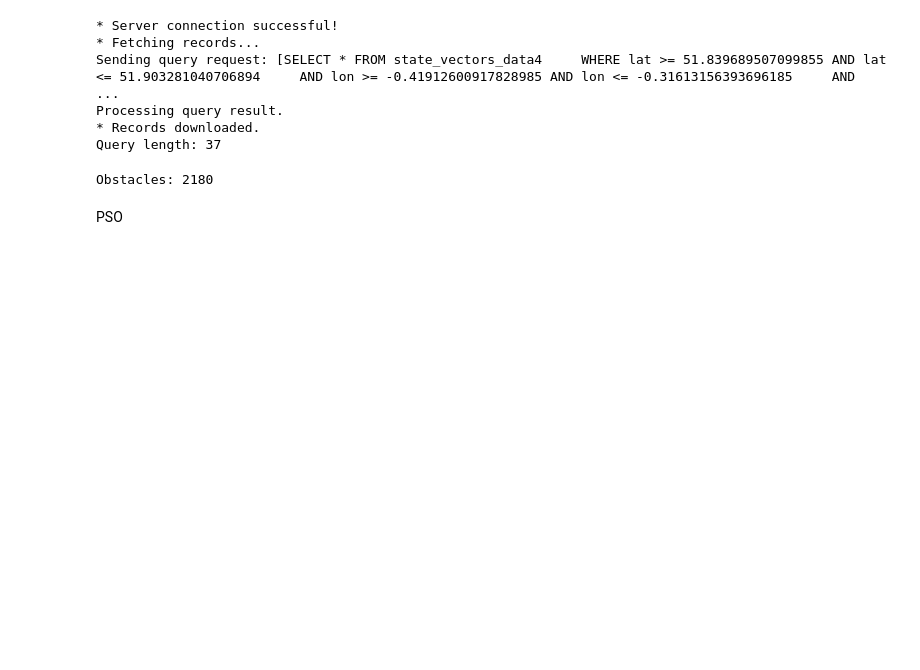
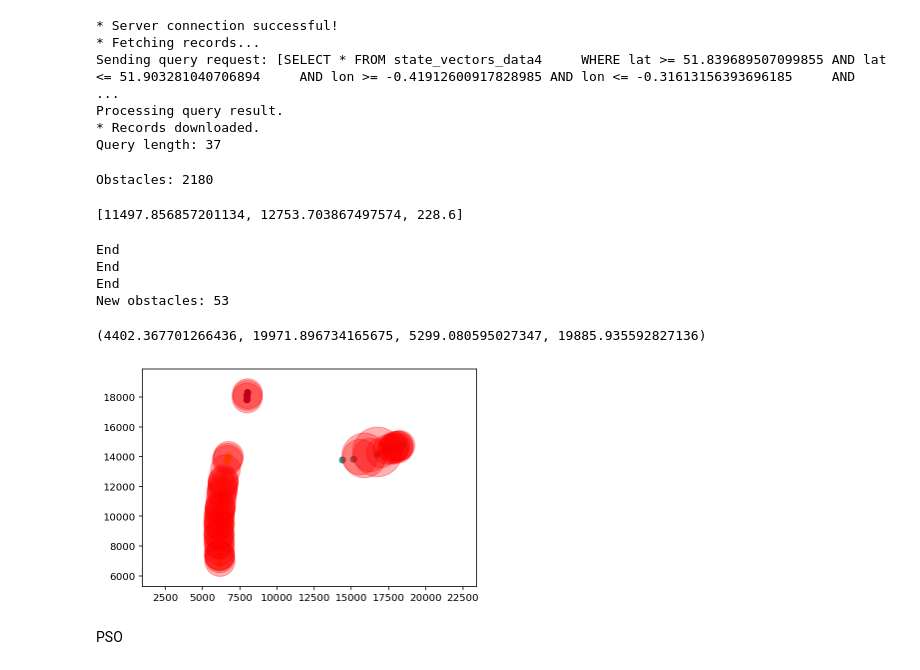
Before and after one commit to naguzmans/opportunistic-utm, a Jupyter notebook: pso_model_real_data.ipynb, the cells around one changed output. Saved outputs shown, nothing was run; the diff lists cells and outputs as text; code cells hidden in the pictures; blank space fills up the shorter version.

```diff
--- a/pso_model_real_data.ipynb
+++ b/pso_model_real_data.ipynb
@@ -426,14 +425,82 @@ Query length: 37
 # %%
 plot_data = []
 obstacles = []
+obstacles_plot = []
 for callsign in unique_callsigns:
   flight = os_query[os_query['callsign'] == callsign].reset_index(drop=True)
   for j in range(0, len(flight)):
-    obstacles.append(Obstacle(flight['lon'][j], flight['lat'][j], flight['geoaltitude'][j], 20))
+    xpos = haversine(min_coord, (min_lat, flight['lon'][j]), unit=Unit.FEET)
+    ypos = haversine(min_coord, (flight['lat'][j], min_lon), unit=Unit.FEET)
+    obstacles.append(Obstacle(xpos, ypos, flight['geoaltitude'][j], 0))
+    obstacles_plot.append([xpos, ypos, flight['geoaltitude'][j]])
 
 print(f'Obstacles: {len(obstacles)}')
 # %% [output]
 Obstacles: 2180
+# %%
+obstacles_plot[0]
+# %% [output]
+[11497.856857201134, 12753.703867497574, 228.6]
+# %%
+new_obstacles = []
+xarr = []
+yarr = []
+for i in range(0, len(obstacles)):
+  if obstacles[i].z >= 490 and obstacles[i].z <= 510:
+    xarr.append(obstacles[i].x)
+    yarr.append(obstacles[i].y)
+# %%
+# plt.scatter(xarr, yarr)
+# dbscan clustering
+from numpy import unique
+from numpy import where
+from sklearn.datasets import make_classification
+from sklearn.cluster import DBSCAN
+import matplotlib.pyplot as plt
+from sklearn.preprocessing import StandardScaler
+
+fig, ax = plt.subplots()
+
+XX = np.array(list(zip(xarr, yarr)))
+X = StandardScaler().fit_transform(XX)
+clusters = DBSCAN(eps=.5, min_samples=5, algorithm='auto').fit(X)
+y_pred = clusters.fit_predict(X)
+ax.scatter(XX[:,0], XX[:,1],c=y_pred)
+XX = np.array(list(zip(xarr, yarr, y_pred)))
+
+new_obstacles = []
+for i in range(0, len(np.unique(y_pred))):
+  group = XX[XX[:,2]==np.unique(y_pred)[i]]
+
+  for j in range(0, len(group)):
+    try:
+      cx = (group[j,0] + group[j+1,0])/2
+      cy = (group[j,1] + group[j+1,1])/2
+      r = np.sqrt((group[j,0]-group[j+1,0])**2 + (group[j,1]-group[j+1,1])**2)/2
+
+      if r < 1000:
+        r = 1000
+
+      if len(group) > 2:
+        new_obstacles.append(Obstacle(cx, cy, 500, r))
+        circle = plt.Circle((cx,cy), r, color='r', alpha=.3)
+      else:
+        new_obstacles.append(Obstacle(cx, cy, 500, 1000))
+        circle = plt.Circle((cx,cy), 1000, color='r',alpha=.3)
+
+      ax.add_patch(circle)
+    except:
+      print('End')
+
+print(f'New obstacles: {len(new_obstacles)}')
+plt.axis('equal')
+# %% [output]
+End
+End
+End
+New obstacles: 53
+(4402.367701266436, 19971.896734165675, 5299.080595027347, 19885.935592827136)
+[figure, added]
 # %% [markdown]
 PSO
 # %%
```
Also changed, not shown: parts of 6 cells of this notebook.
